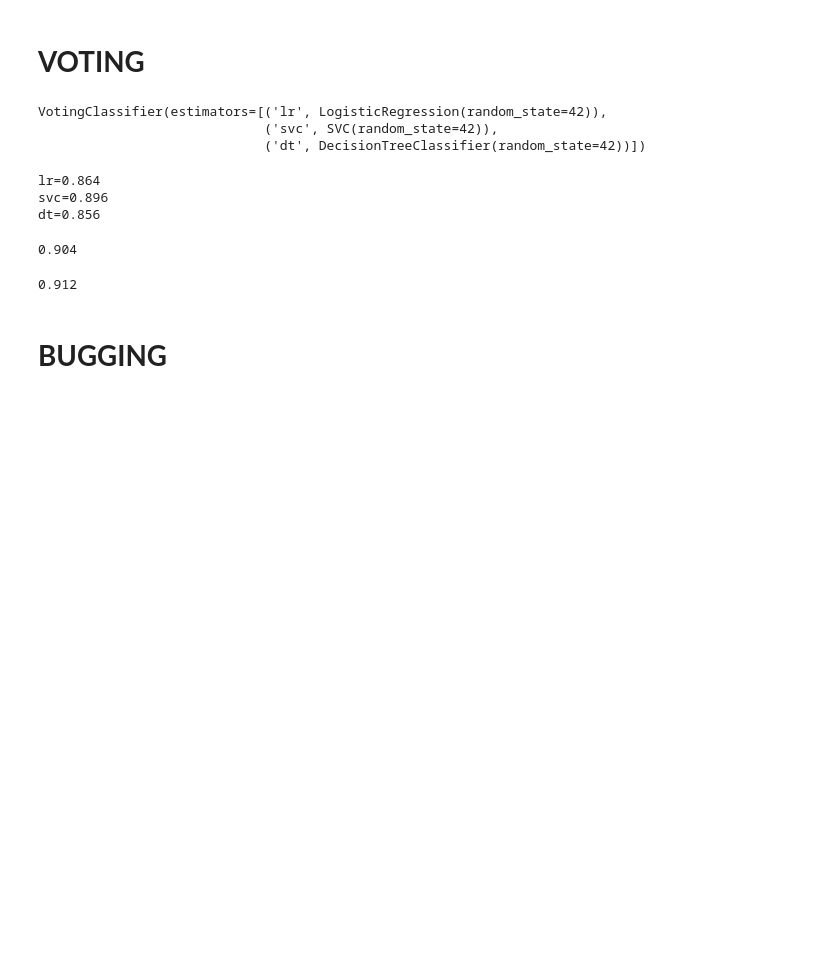
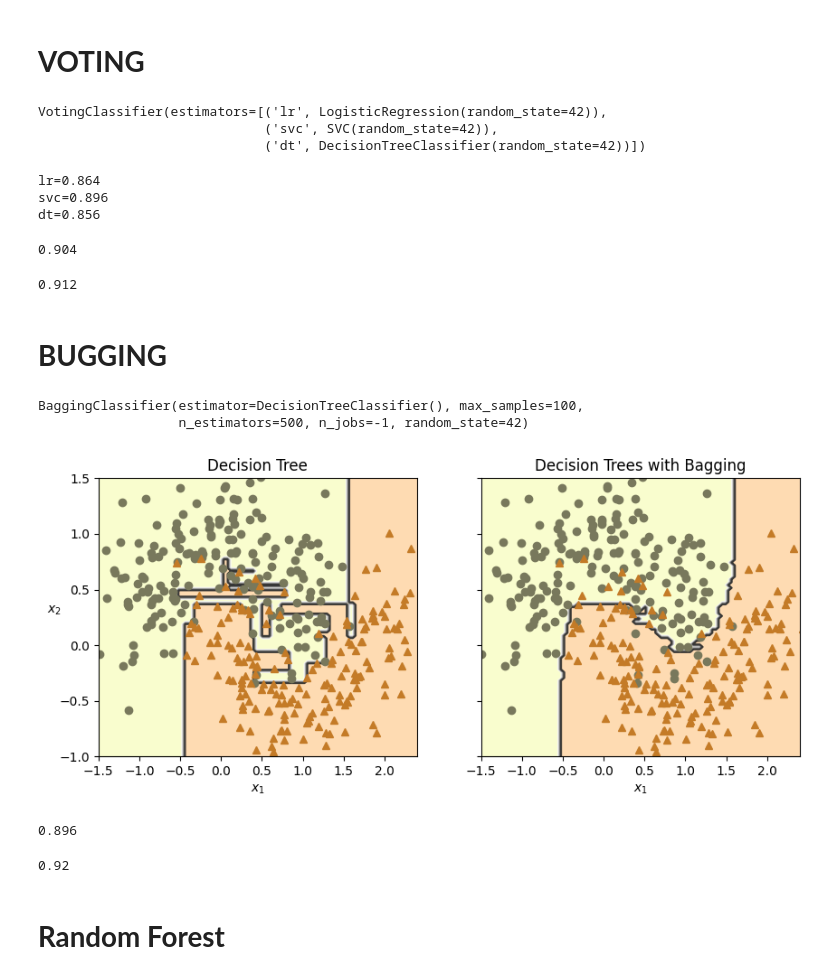
Before and after one commit to VadymKalin/nvidia_certified_associate_generative_ai_llms, a Jupyter notebook: Ensemble_Learning.ipynb, the cells around one changed output. Drawn from its saved outputs; the diff is of its cells as text; code cells hidden in the pictures; blank space fills up the shorter version.

```diff
--- a/Ensemble_Learning.ipynb
+++ b/Ensemble_Learning.ipynb
@@ -59,3 +59,66 @@ voting_clf.score(X_test,y_test)
 0.912
 # %% [markdown]
 # **BUGGING**
+# %%
+from sklearn.ensemble import BaggingClassifier
+from sklearn.tree import DecisionTreeClassifier
+
+bag_clf = BaggingClassifier(DecisionTreeClassifier(), n_estimators=500,
+                            max_samples=100, n_jobs=-1, random_state=42)
+bag_clf.fit(X_train, y_train)
+# %% [output]
+BaggingClassifier(estimator=DecisionTreeClassifier(), max_samples=100,
+                  n_estimators=500, n_jobs=-1, random_state=42)
+# %%
+import matplotlib.pyplot as plt
+import numpy as np
+
+def plot_decision_boundary(clf, X, y, alpha=1.0):
+    axes=[-1.5, 2.4, -1, 1.5]
+    x1, x2 = np.meshgrid(np.linspace(axes[0], axes[1], 100),
+                         np.linspace(axes[2], axes[3], 100))
+    X_new = np.c_[x1.ravel(), x2.ravel()]
+    y_pred = clf.predict(X_new).reshape(x1.shape)
+
+    plt.contourf(x1, x2, y_pred, alpha=0.3 * alpha, cmap='Wistia')
+    plt.contour(x1, x2, y_pred, cmap="Greys", alpha=0.8 * alpha)
+    colors = ["#78785c", "#c47b27"]
+    markers = ("o", "^")
+    for idx in (0, 1):
+        plt.plot(X[:, 0][y == idx], X[:, 1][y == idx],
+                 color=colors[idx], marker=markers[idx], linestyle="none")
+    plt.axis(axes)
+    plt.xlabel(r"$x_1$")
+    plt.ylabel(r"$x_2$", rotation=0)
+
+tree_clf = DecisionTreeClassifier(random_state=42)
+tree_clf.fit(X_train, y_train)
+
+fig, axes = plt.subplots(ncols=2, figsize=(10, 4), sharey=True)
+plt.sca(axes[0])
+plot_decision_boundary(tree_clf, X_train, y_train)
+plt.title("Decision Tree")
+plt.sca(axes[1])
+plot_decision_boundary(bag_clf, X_train, y_train)
+plt.title("Decision Trees with Bagging")
+plt.ylabel("")
+plt.show()
+# %% [output]
+[figure, added]
+# %%
+bag_clf = BaggingClassifier(DecisionTreeClassifier(), n_estimators=500,
+                            oob_score=True, n_jobs=-1, random_state=42)
+
+bag_clf.fit(X_train, y_train)
+bag_clf.oob_score_
+# %% [output]
+0.896
+# %%
+from sklearn.metrics import accuracy_score
+
+y_pred = bag_clf.predict(X_test)
+accuracy_score(y_test, y_pred)
+# %% [output]
+0.92
+# %% [markdown]
+# **Random Forest**
```
